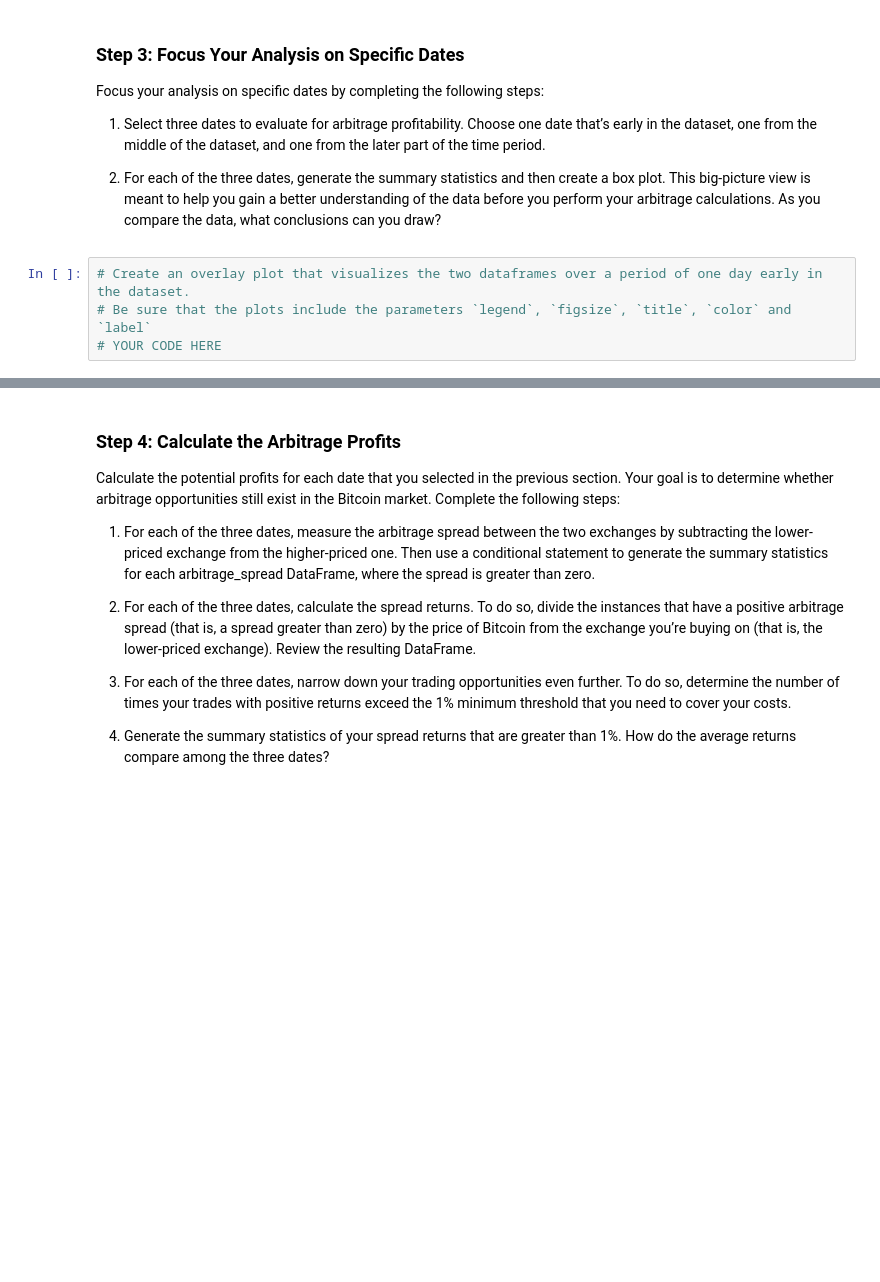
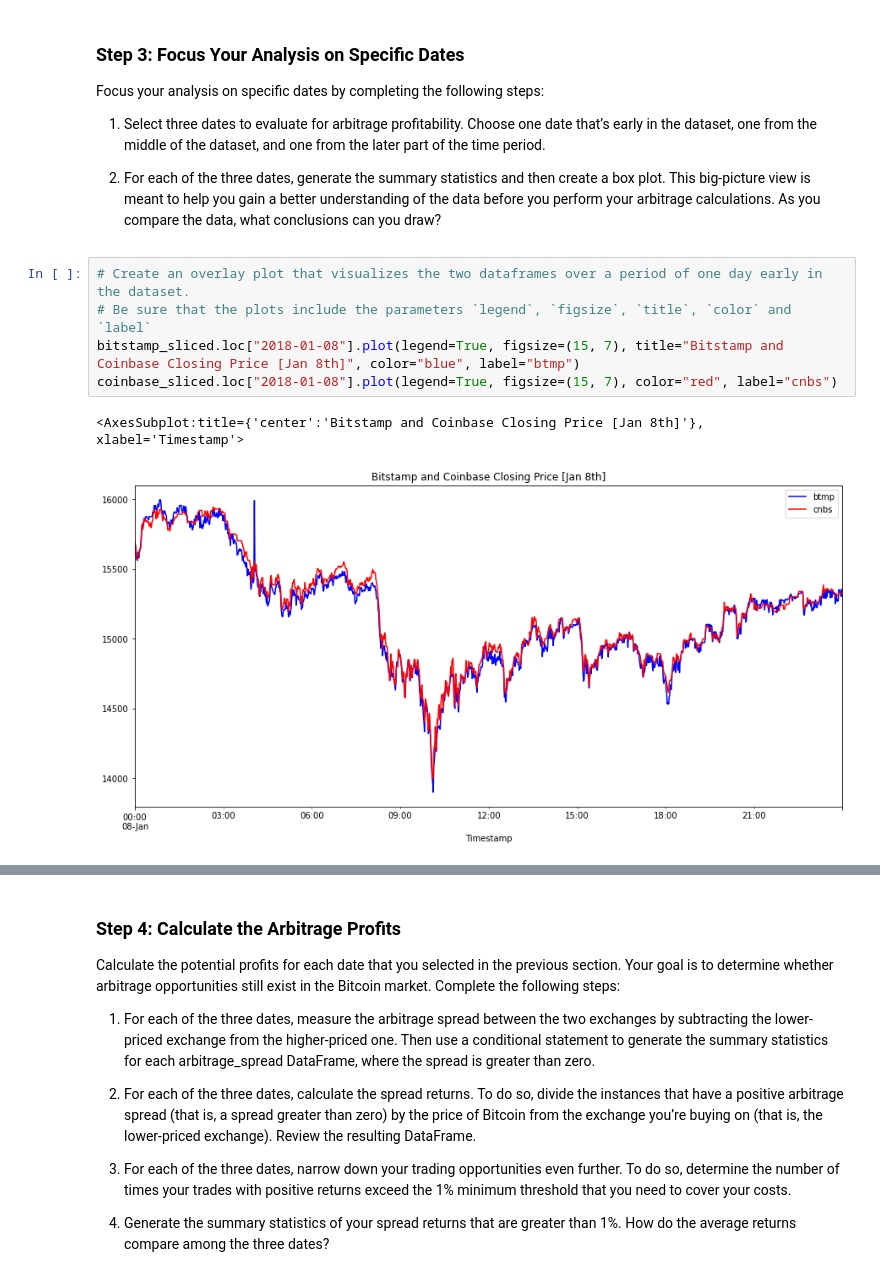
Before and after one commit to MC-Stream/The-Silver-Room, a Jupyter notebook: Module3-C/crypto_arbitrage.ipynb, the cells around one changed output, grey strips where cells are left out. Cells and saved outputs as stored; diff of their text form; blank space fills up the shorter version.

```diff
--- a/Module3-C/crypto_arbitrage.ipynb
+++ b/Module3-C/crypto_arbitrage.ipynb
@@ -411,7 +411,11 @@ Focus your analysis on specific dates by completing the following steps:
 # %%
 # Create an overlay plot that visualizes the two dataframes over a period of one day early in the dataset.
 # Be sure that the plots include the parameters `legend`, `figsize`, `title`, `color` and `label`
-# YOUR CODE HERE
+bitstamp_sliced.loc["2018-01-08"].plot(legend=True, figsize=(15, 7), title="Bitstamp and Coinbase Closing Price [Jan 8th]", color="blue", label="btmp")
+coinbase_sliced.loc["2018-01-08"].plot(legend=True, figsize=(15, 7), color="red", label="cnbs")
+# %% [output]
+<AxesSubplot:title={'center':'Bitstamp and Coinbase Closing Price [Jan 8th]'}, xlabel='Timestamp'>
+[figure, added]
 # %%
 # Using the early date that you have selected, calculate the arbitrage spread
 # by subtracting the bitstamp lower closing prices from the coinbase higher closing prices
```
Also changed, not shown: parts of 13 cells of this notebook.
